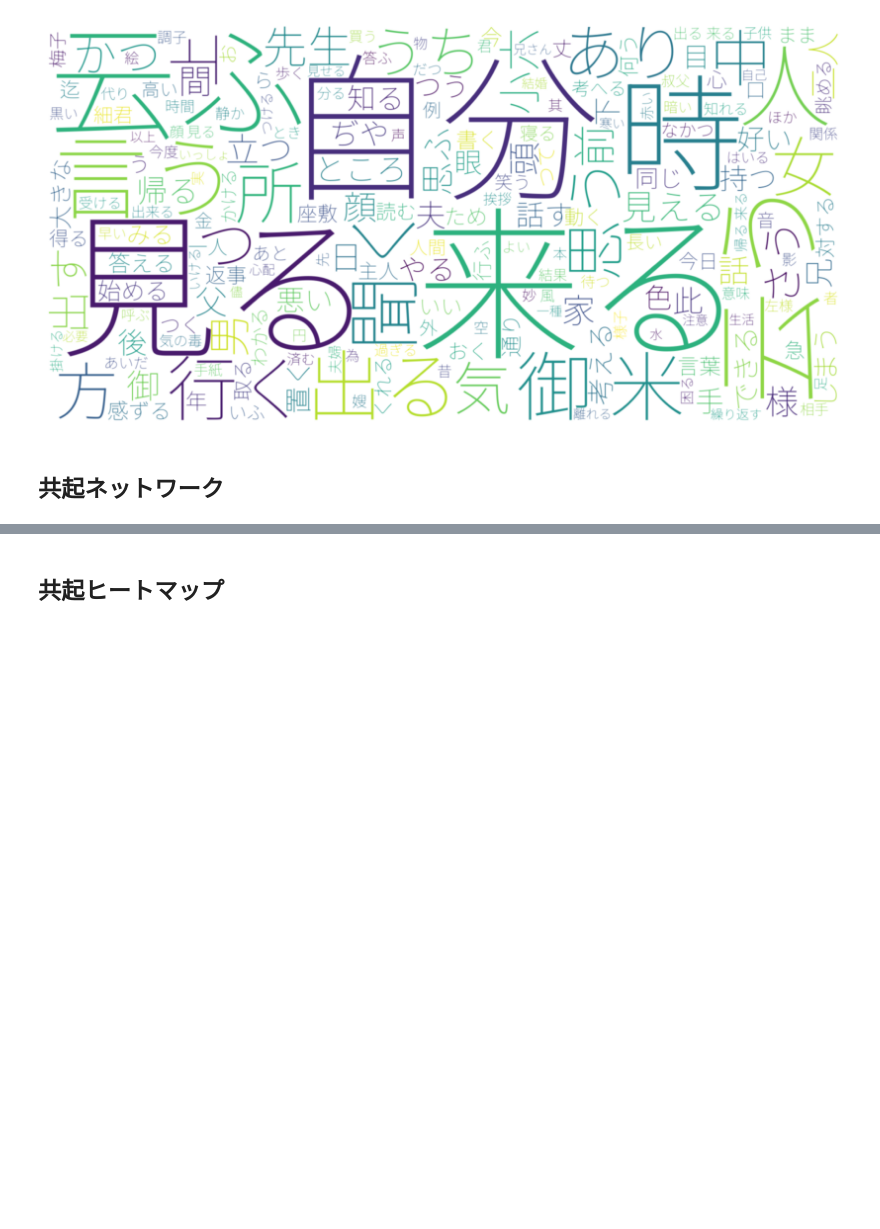
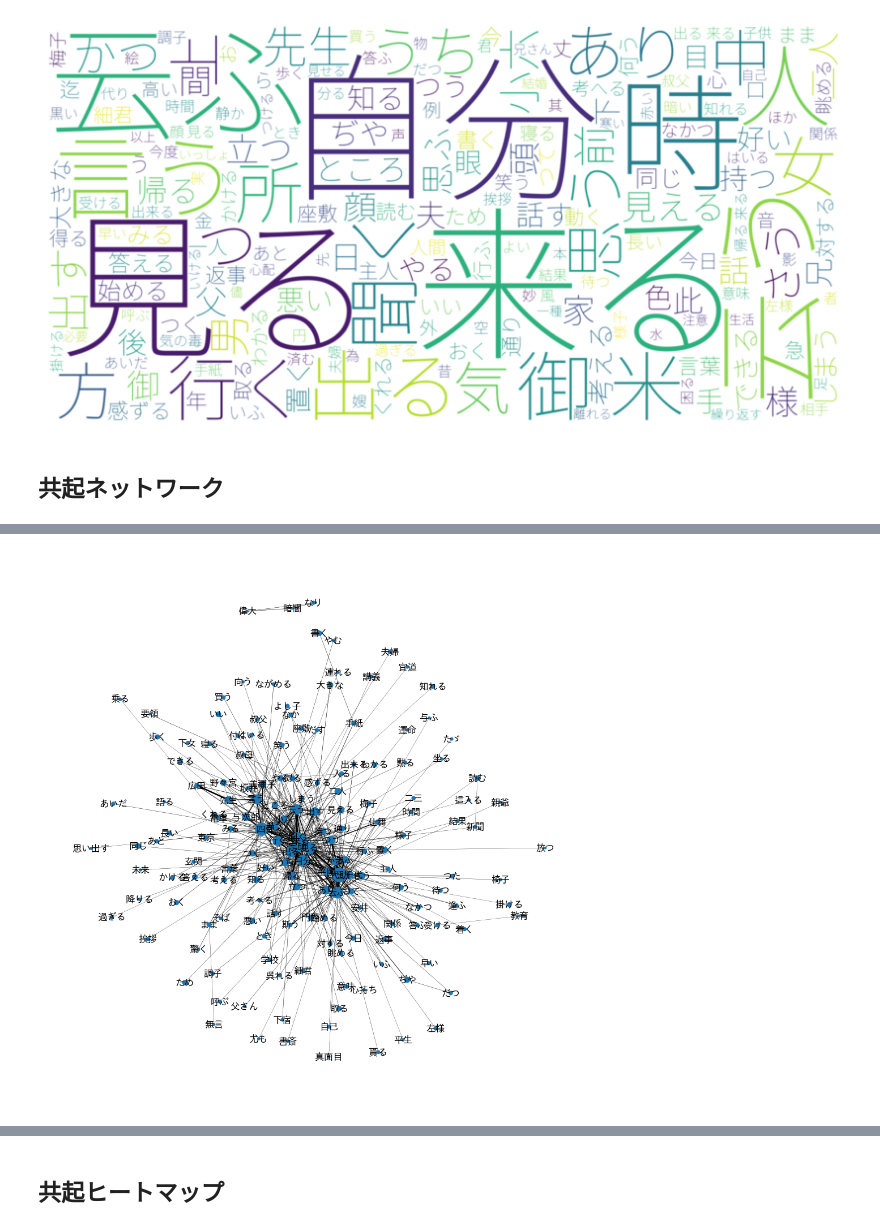
Before and after one commit to umenerineri/infovis-notebooks, a Jupyter notebook: exercise_9/text-data-exercise.ipynb, the cells around one changed output, grey strips where cells are left out. Cells and saved outputs as stored; diff of their text form; code cells hidden in the pictures; blank space fills up the shorter version.

Commit message:
co network done

```diff
--- a/exercise_9/text-data-exercise.ipynb
+++ b/exercise_9/text-data-exercise.ipynb
@@ -180,0 +218,26 @@ plt.show()
+# %%
+# 文章を解析し、共起を求める
+include_pos = ("NOUN", "VERB", "ADJ", "PROPN")
+stopwords = ("する", "ある", "ない", "いう", "もの", "こと", "よう", "なる", "ほう", "いる", "くる", "さん",\
+             "ゐる", "事")
+
+sents = []
+with open(input_fn, "r") as f:
+    for line in f:
+        doc = nlp(line)
+        tmp = [' '.join(extract_words(sent, include_pos, stopwords)) for sent in doc.sents]
+        sents.extend(tmp)
+
+words, word_counts, Xc, X = count_cooccurrence(sents)
+# %%
+# 共起ランキングを出力する
+# 共起行列Xcは疎行列なので、非ゼロ要素のみをカウンタに格納する
+counter = Counter()
+for i, j in zip(*Xc.nonzero()):
+    if i >= j:
+        continue
+    counter[(i, j)] += Xc[i, j]
+
+# 共起の出現頻度top 20を出力する
+for (i, j), c in counter.most_common(20):
+    print(f"{c:>3d} ({words[i]}, {words[j]})")
@@ -180,0 +334,8 @@ plt.show()
+# %%
+# ネットワークを作る
+G = create_network(words, word_counts, Xc, 0.01)
+# %%
+# 静的ビジュアライゼーション
+pyplot_network(G)
+# %% [output]
+[figure, added]
```
Also changed, not shown: parts of 4 cells of this notebook, 1 other file.
